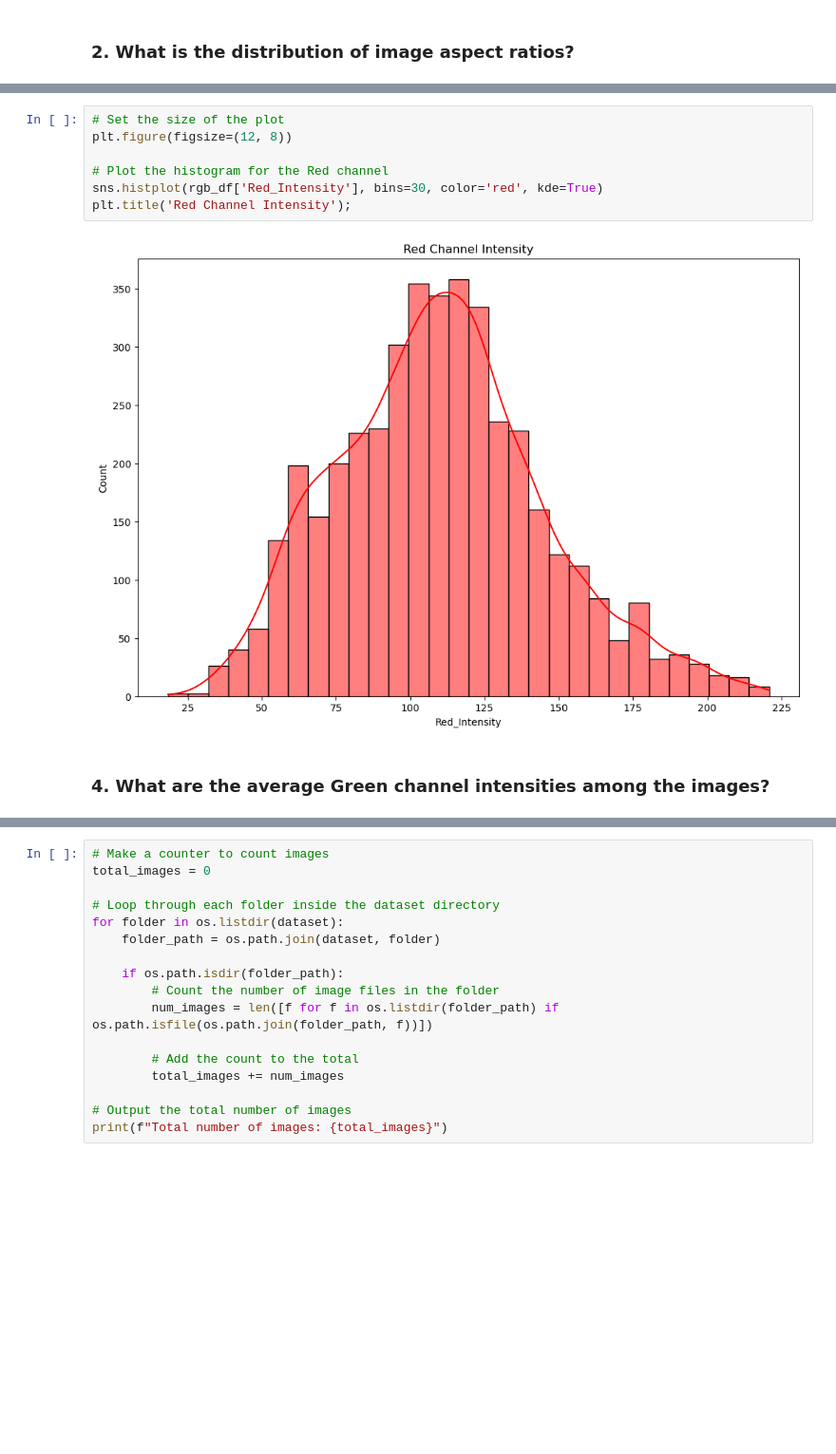
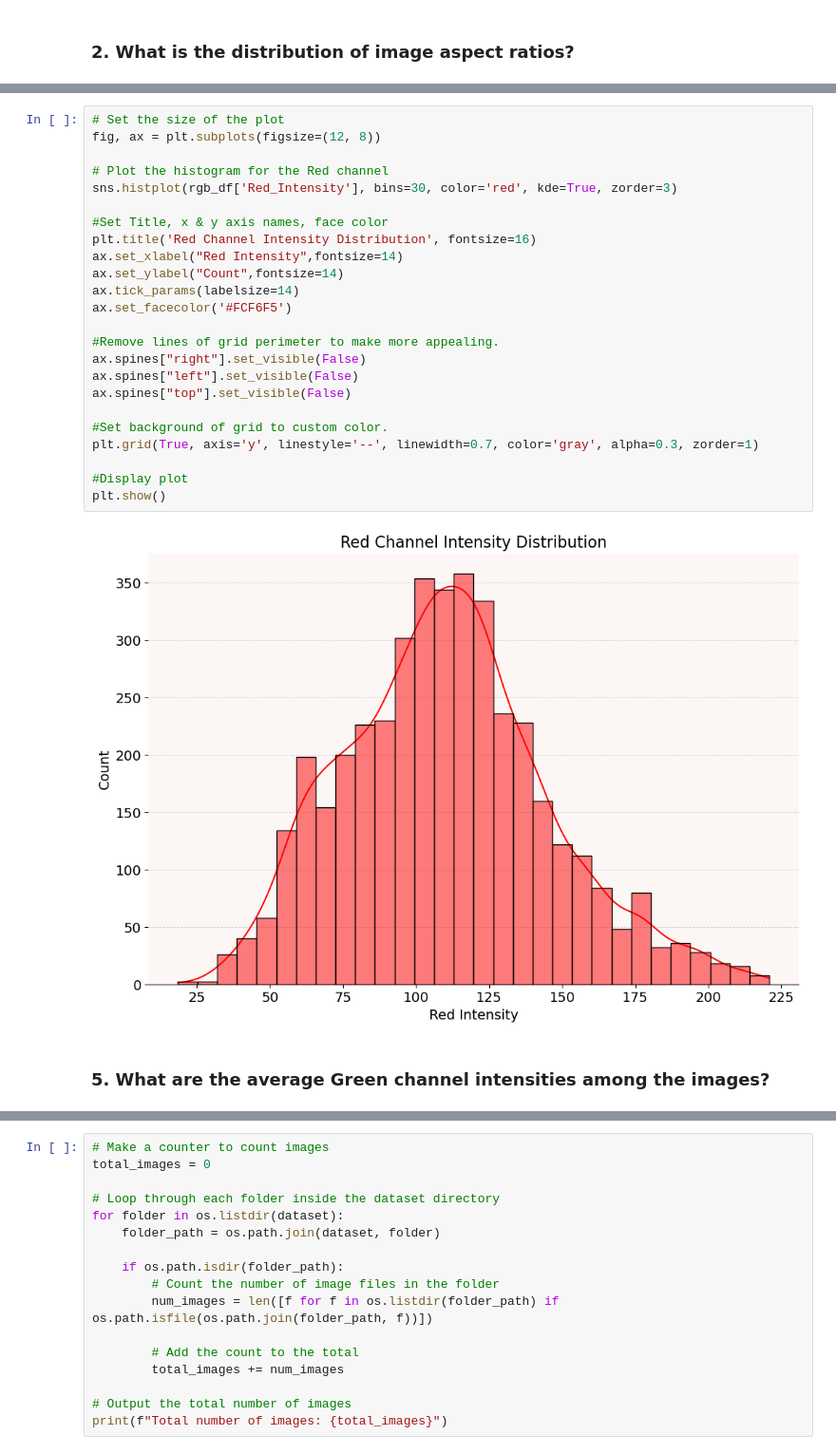
Before and after one commit to chrisheimbuch/traffic_signs_classification_report, a Jupyter notebook: traffic_eda.ipynb, the cells around one changed output, grey strips where cells are left out. Shown at 95% size. Saved outputs shown, nothing was run; the diff lists cells and outputs as text; blank space fills up the shorter version.

```diff
--- a/traffic_eda.ipynb
+++ b/traffic_eda.ipynb
@@ -207,11 +273,28 @@ rgb_df
-# %%
-# Set the size of the plot
-plt.figure(figsize=(12, 8))
-
-# Plot the histogram for the Red channel
-sns.histplot(rgb_df['Red_Intensity'], bins=30, color='red', kde=True)
-plt.title('Red Channel Intensity');
-# %% [output]
-[figure, removed]
+# %%
+# Set the size of the plot
+fig, ax = plt.subplots(figsize=(12, 8))
+
+# Plot the histogram for the Red channel
+sns.histplot(rgb_df['Red_Intensity'], bins=30, color='red', kde=True, zorder=3)
+
+#Set Title, x & y axis names, face color
+plt.title('Red Channel Intensity Distribution', fontsize=16)
+ax.set_xlabel("Red Intensity",fontsize=14)
+ax.set_ylabel("Count",fontsize=14)
+ax.tick_params(labelsize=14)
+ax.set_facecolor('#FCF6F5')
+
+#Remove lines of grid perimeter to make more appealing.
+ax.spines["right"].set_visible(False)
+ax.spines["left"].set_visible(False)
+ax.spines["top"].set_visible(False)
+
+#Set background of grid to custom color.
+plt.grid(True, axis='y', linestyle='--', linewidth=0.7, color='gray', alpha=0.3, zorder=1)
+
+#Display plot
+plt.show()
+# %% [output]
+[figure, added]
 # %% [markdown]
-### 4. What are the average Green channel intensities among the images?
+### 5. What are the average Green channel intensities among the images?
```
Also changed, not shown: parts of 17 cells of this notebook.
